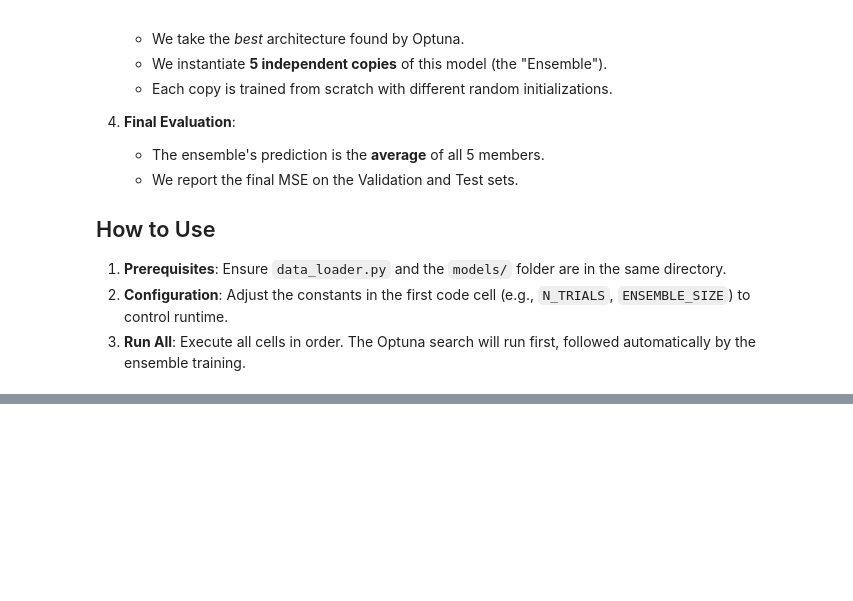
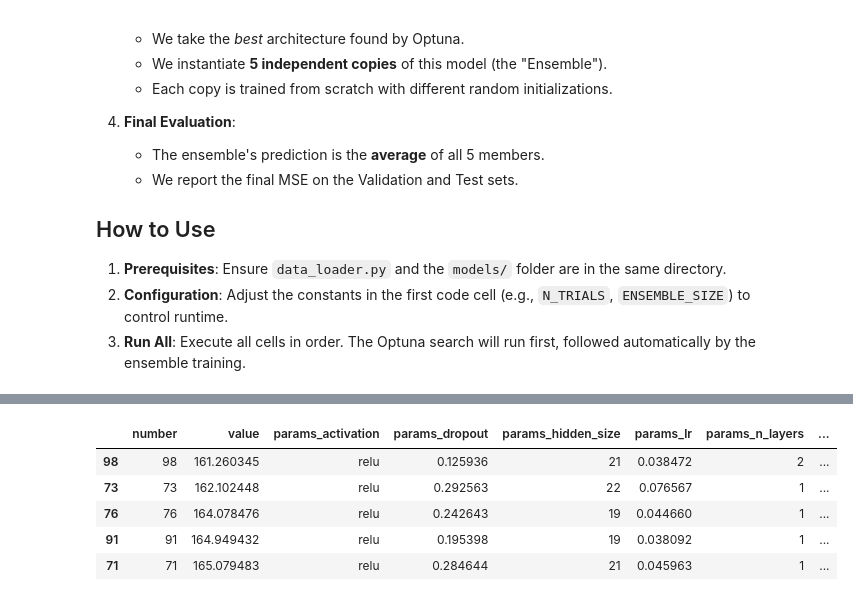
Before and after one commit to mbiggeri/Rage-Against-ML, a Jupyter notebook: ensemble_optimization.ipynb, the cells around one changed output, grey strips where cells are left out. Cells and saved outputs as stored; diff of their text form; code cells hidden in the pictures; blank space fills up the shorter version.

```diff
--- a/ensemble_optimization.ipynb
+++ b/ensemble_optimization.ipynb
@@ -27,7 +27,7 @@ This notebook implements an automated pipeline to solve the **ML-CUP25 Regressio
 2.  **Configuration**: Adjust the constants in the first code cell (e.g., `N_TRIALS`, `ENSEMBLE_SIZE`) to control runtime.
 3.  **Run All**: Execute all cells in order. The Optuna search will run first, followed automatically by the ensemble training.
 # %%
-#--- 0. IMPORTS ---
+#--- 1. IMPORTS ---
 import os
 import numpy as np
 import torch
@@ -49,10 +49,8 @@ import training_utils
 
 # --- CONFIGURATION ---
 N_TRIALS = 1000
-N_EPOCHS_SEARCH = 500
+N_EPOCHS_SEARCH = 150
 BATCH_SIZE = 64
-N_EPOCHS_FINAL = 1000 # Train the final ensemble longer
-ENSEMBLE_SIZE = 10   # How many models to stack together
 DEVICE = torch.device("cuda" if torch.cuda.is_available() else "mps" if torch.backends.mps.is_available() else "cpu")
 
 print(f"Using device: {DEVICE}")
@@ -190,40 +60,73 @@ plt.show()
 # %%
-# --- 2. RUN OPTUNA SEARCH & ANALYZE TOP 5 ---
+# --- 2. RUN OPTUNA SEARCH & ANALYZE TOP 5 (WITH PROGRESS BAR) ---
 import sys
 import optuna
+import subprocess
+import time
 import pandas as pd
 from IPython.display import display
+from tqdm import tqdm  # <--- CHANGED: Standard text-based tqdm, not .notebook
 
-# 1. Run the external script
-# The script now self-cleans the lock upon exit
-!{sys.executable} optuna_search_mlcup_nn.py --n_trials {N_TRIALS} --epochs {N_EPOCHS_SEARCH}
+# 1. Run the external script in a background process
+print(f"Starting Optuna Search (External Script)...")
+cmd = [sys.executable, "optuna_search_mlcup_nn.py", "--n_trials", str(N_TRIALS), "--epochs", str(N_EPOCHS_SEARCH)]
+process = subprocess.Popen(cmd)
 
-# 2. Access Results Safely
-# We use a separate storage object so we can dispose of it explicitly
+# 2. Monitor Progress Bar
 db_url = "sqlite:///optuna_mlcup_nn.db"
+pbar = tqdm(total=N_TRIALS, desc="Optuna Trials", unit="trial")
+
+try:
+    while process.poll() is None:  # Keep running while the subprocess is alive
+        try:
+            # Connect to DB securely
+            temp_storage = optuna.storages.RDBStorage(url=db_url)
+
+            try:
+                study_temp = optuna.load_study(study_name="mlcup_search", storage=temp_storage)
+                current_trials = len(study_temp.trials)
+                pbar.n = current_trials
+                pbar.refresh()
+            except (KeyError, ValueError):
+                pass
+
+            # Dispose to release lock
+            temp_storage.engine.dispose()
+            del temp_storage
+
+        except Exception:
+            pass # Ignore transient errors
+
+        time.sleep(2)  # Check every 2 seconds
+
+except KeyboardInterrupt:
+    print("Stopping external script...")
+
+# Ensure bar is full and closed
+pbar.n = N_TRIALS
+pbar.refresh()
+pbar.close()
+print("External script finished.")
+
+# 3. Access Results Safely
 storage = optuna.storages.RDBStorage(url=db_url)
 
 try:
-    study = optuna.load_study(
-        study_name="mlcup_search",
-        storage=storage
-    )
-
-    # 3. Filter and Sort for the Top 5 Models
+    study = optuna.load_study(study_name="mlcup_search", storage=storage)
     df = study.trials_dataframe()
     df = df[df.state == "COMPLETE"]
-    top_5 = df.sort_values('value', ascending=True).head(5)
-    cols_to_show = ['number', 'value'] + [c for c in df.columns if c.startswith('params_')]
 
-    print(f"\nSearch Complete. Best Params: {study.best_params}")
-    print("\n--- TOP 5 BEST ARCHITECTURES FOUND ---")
-    display(top_5[cols_to_show])
+    if not df.empty:
+        top_5 = df.sort_values('value', ascending=True).head(5)
+        cols_to_show = ['number', 'value'] + [c for c in df.columns if c.startswith('params_')]
 
-    # Store best params in a variable before closing study
-    best_params = study.best_params
+        print(f"\nSearch Complete. Best Params: {study.best_params}")
+        display(top_5[cols_to_show])
+        best_params = study.best_params
+    else:
+        print("No complete trials found.")
 
 finally:
-    # --- Release the file lock ---
-    print("Disposing storage engine to release file lock...")
     storage.engine.dispose()
     del storage
+# %% [output]
@@ -230 +137,7 @@ finally:
+|  | number | value | params_activation | params_dropout | params_hidden_size | params_lr | params_n_layers | ... |
+| 98 | 98 | 161.260345 | relu | 0.125936 | 21 | 0.038472 | 2 | ... |
+| 73 | 73 | 162.102448 | relu | 0.292563 | 22 | 0.076567 | 1 | ... |
+| 76 | 76 | 164.078476 | relu | 0.242643 | 19 | 0.044660 | 1 | ... |
+| 91 | 91 | 164.949432 | relu | 0.195398 | 19 | 0.038092 | 1 | ... |
+| 71 | 71 | 165.079483 | relu | 0.284644 | 21 | 0.045963 | 1 | ... |
 # %%
```
Also changed, not shown: parts of 9 cells of this notebook, 2 other files.
